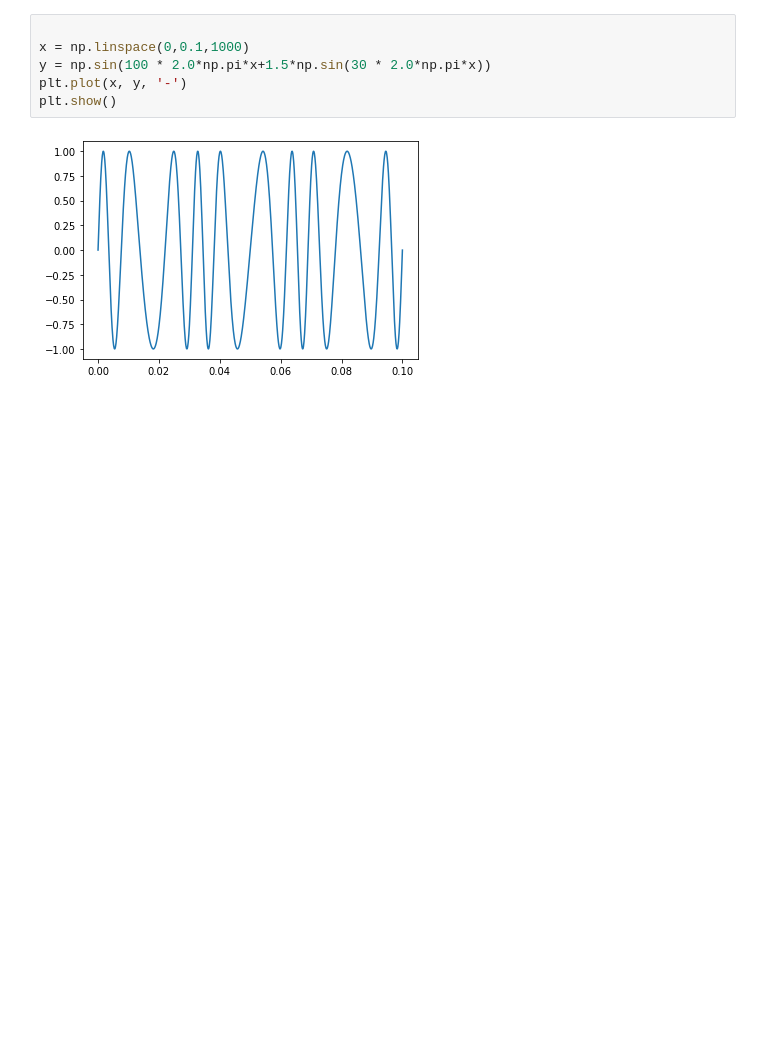
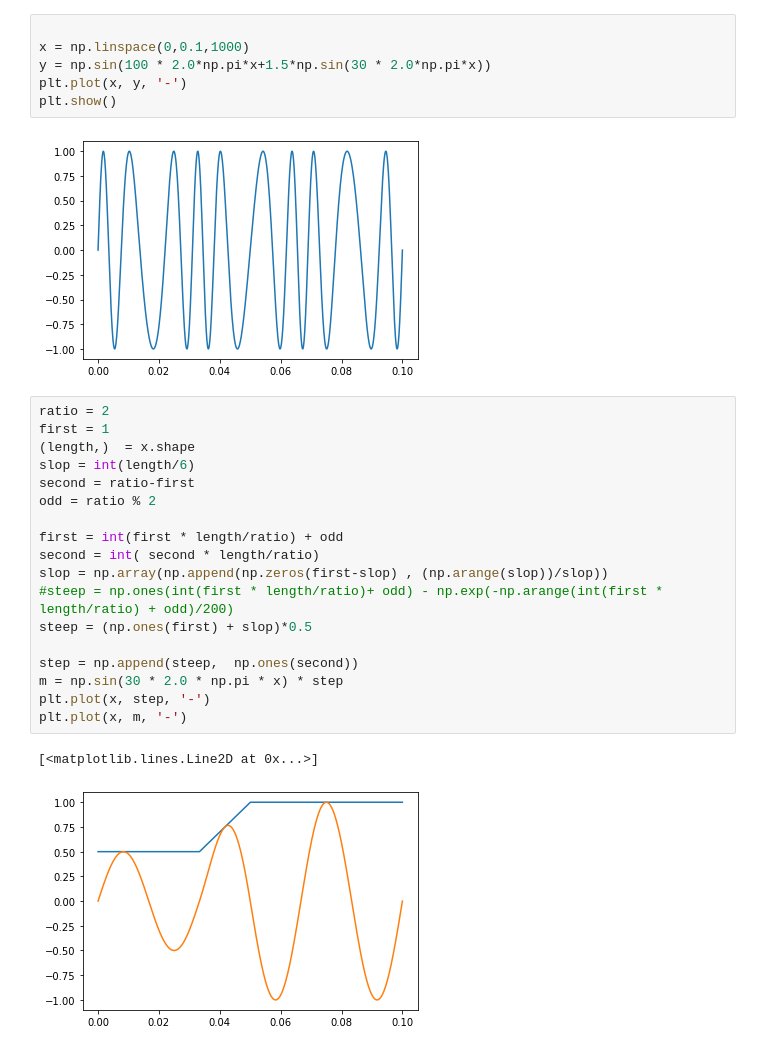
Before and after one commit to AndreasFMueller/SeminarSpezielleFunktionen, a Jupyter notebook: buch/papers/fm/Python animation/Bessel-FM.ipynb, the cells around one changed output. Drawn from its saved outputs; the diff is of its cells as text; blank space fills up the shorter version.

```diff
--- a/buch/papers/fm/Python animation/Bessel-FM.ipynb
+++ b/buch/papers/fm/Python animation/Bessel-FM.ipynb
@@ -100,3 +102,24 @@ plt.plot(x, y, '-')
 plt.show()
 # %% [output]
 [figure]
+# %%
+ratio = 2
+first = 1
+(length,)  = x.shape
+slop = int(length/6)
+second = ratio-first
+odd = ratio % 2
+
+first = int(first * length/ratio) + odd
+second = int( second * length/ratio)
+slop = np.array(np.append(np.zeros(first-slop) , (np.arange(slop))/slop))
+#steep = np.ones(int(first * length/ratio)+ odd) - np.exp(-np.arange(int(first * length/ratio) + odd)/200)
+steep = (np.ones(first) + slop)*0.5
+
+step = np.append(steep,  np.ones(second))
+m = np.sin(30 * 2.0 * np.pi * x) * step
+plt.plot(x, step, '-')
+plt.plot(x, m, '-')
+# %% [output]
+[<matplotlib.lines.Line2D at 0x...>]
+[figure, added]
```
Also changed, not shown: parts of 2 cells of this notebook, 1 other file.
